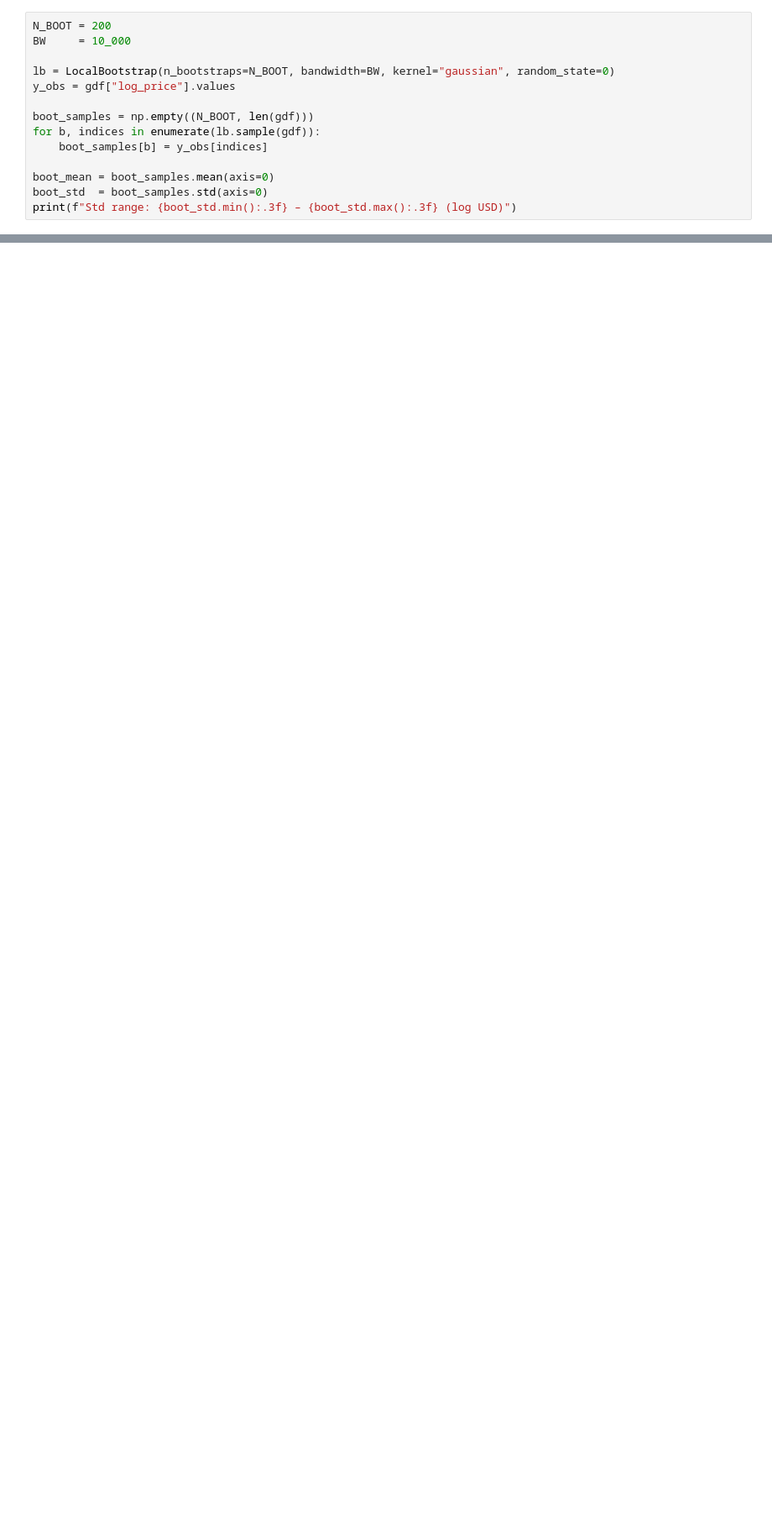
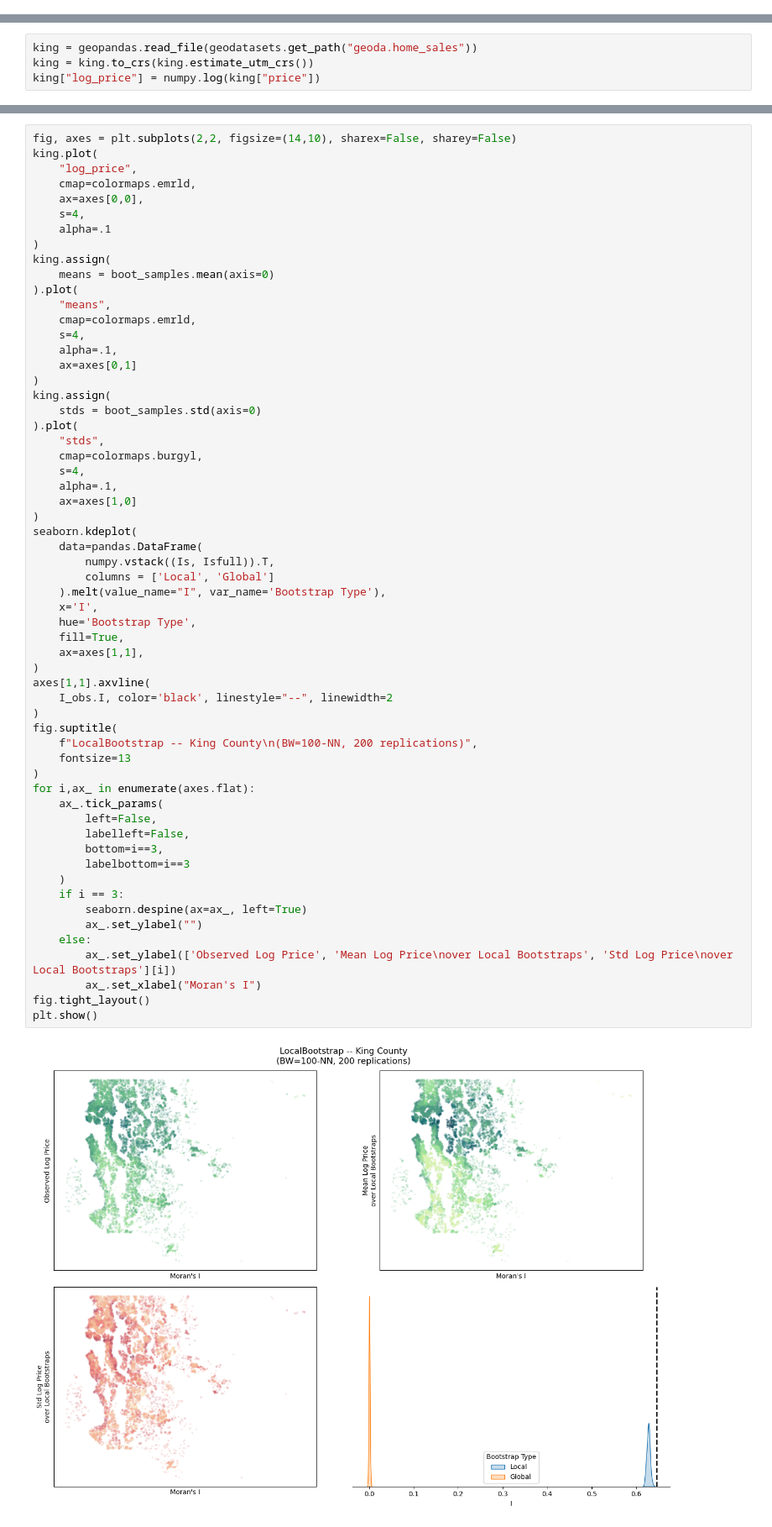
Before and after one commit to ljwolf/geovalidate, a Jupyter notebook: examples/local_bootstrap.ipynb, the cells around one changed output, grey strips where cells are left out. Shown at 84% size. Cells and saved outputs as stored; diff of their text form; blank space fills up the shorter version.

```diff
--- a/examples/local_bootstrap.ipynb
+++ b/examples/local_bootstrap.ipynb
@@ -103,14 +97,0 @@ print(f"n = {len(gdf)} sales  |  price ${gdf.price.min():,.0f} - ${gdf.price.max
-# %%
-N_BOOT = 200
-BW     = 10_000
-
-lb = LocalBootstrap(n_bootstraps=N_BOOT, bandwidth=BW, kernel="gaussian", random_state=0)
-y_obs = gdf["log_price"].values
-
-boot_samples = np.empty((N_BOOT, len(gdf)))
-for b, indices in enumerate(lb.sample(gdf)):
-    boot_samples[b] = y_obs[indices]
-
-boot_mean = boot_samples.mean(axis=0)
-boot_std  = boot_samples.std(axis=0)
-print(f"Std range: {boot_std.min():.3f} – {boot_std.max():.3f} (log USD)")
@@ -138,0 +98,4 @@ plt.show()
+# %%
+king = geopandas.read_file(geodatasets.get_path("geoda.home_sales"))
+king = king.to_crs(king.estimate_utm_crs())
+king["log_price"] = numpy.log(king["price"])
@@ -138,0 +137,61 @@ plt.show()
+# %%
+fig, axes = plt.subplots(2,2, figsize=(14,10), sharex=False, sharey=False)
+king.plot(
+    "log_price",
+    cmap=colormaps.emrld,
+    ax=axes[0,0],
+    s=4,
+    alpha=.1
+)
+king.assign(
+    means = boot_samples.mean(axis=0)
+).plot(
+    "means",
+    cmap=colormaps.emrld,
+    s=4,
+    alpha=.1,
+    ax=axes[0,1]
+)
+king.assign(
+    stds = boot_samples.std(axis=0)
+).plot(
+    "stds",
+    cmap=colormaps.burgyl,
+    s=4,
+    alpha=.1,
+    ax=axes[1,0]
+)
+seaborn.kdeplot(
+    data=pandas.DataFrame(
+        numpy.vstack((Is, Isfull)).T,
+        columns = ['Local', 'Global']
+    ).melt(value_name="I", var_name='Bootstrap Type'),
+    x='I',
+    hue='Bootstrap Type',
+    fill=True,
+    ax=axes[1,1],
+)
+axes[1,1].axvline(
+    I_obs.I, color='black', linestyle="--", linewidth=2
+)
+fig.suptitle(
+    f"LocalBootstrap -- King County\n(BW=100-NN, 200 replications)",
+    fontsize=13
+)
+for i,ax_ in enumerate(axes.flat):
+    ax_.tick_params(
+        left=False,
+        labelleft=False,
+        bottom=i==3,
+        labelbottom=i==3
+    )
+    if i == 3:
+        seaborn.despine(ax=ax_, left=True)
+        ax_.set_ylabel("")
+    else:
+        ax_.set_ylabel(['Observed Log Price', 'Mean Log Price\nover Local Bootstraps', 'Std Log Price\nover Local Bootstraps'][i])
+        ax_.set_xlabel("Moran's I")
+fig.tight_layout()
+plt.show()
+# %% [output]
+[figure, added]
```
Also changed, not shown: parts of 12 cells of this notebook, 1 other file.
